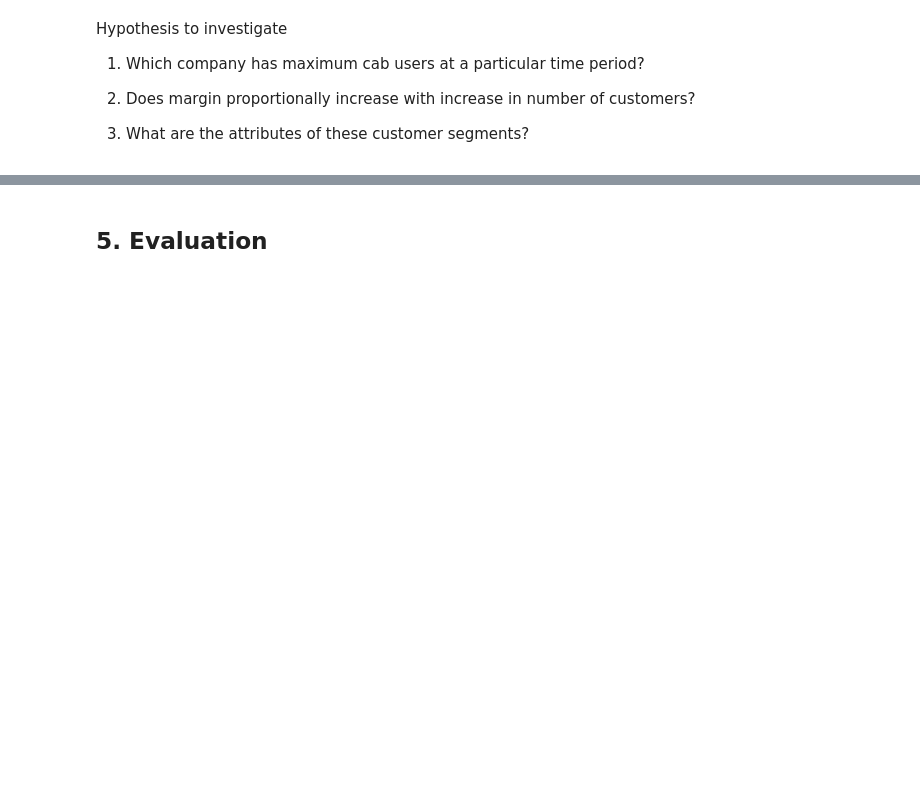
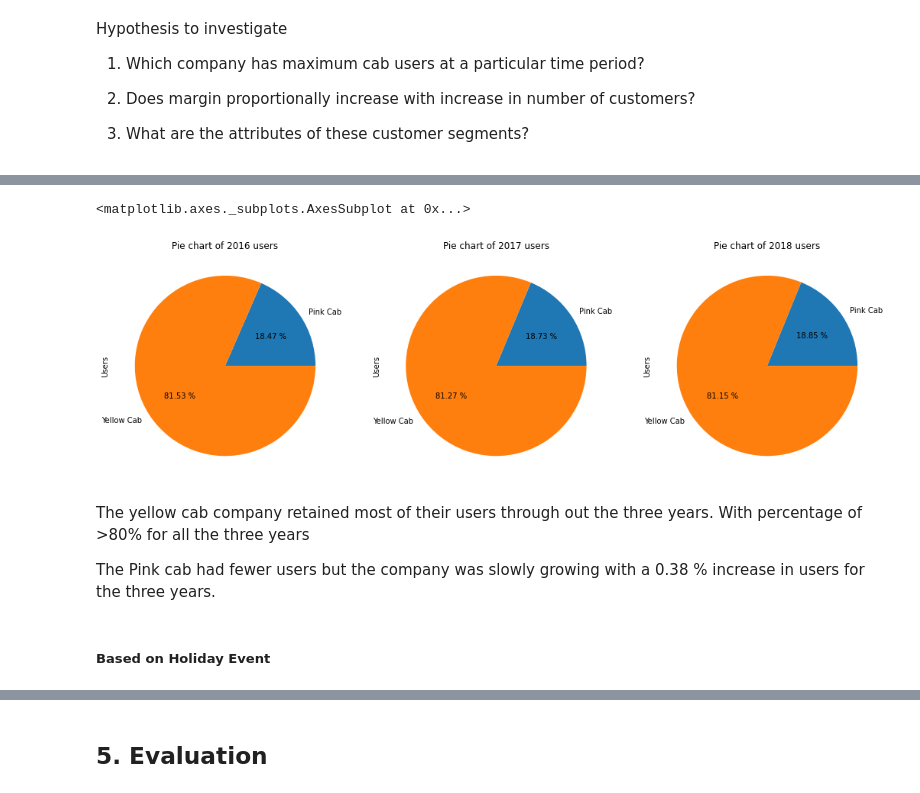
Before and after one commit to Ruoro/G2M_INSIGHTS, a Jupyter notebook: G2M_Insight.ipynb, the cells around one changed output, grey strips where cells are left out. Cells and saved outputs as stored; diff of their text form; code cells hidden in the pictures; blank space fills up the shorter version.

```diff
--- a/G2M_Insight.ipynb
+++ b/G2M_Insight.ipynb
@@ -688,0 +713,5 @@ Hypothesis to investigate
+# %%
+# Which company has maximum cab users at a particular time period?
+# Grouping the dataframe to get the infomation of maximum users in both companies in yearly time periods.
+max_users = df_final.groupby(['Year', "Company"])['Users'].sum()
+max_users
@@ -688,0 +727,21 @@ Hypothesis to investigate
+# %%
+# Plotting the maximum users in pie charts
+first_year = max_users.get(key=2016)
+second_year = max_users.get(key=2017)
+third_year = max_users.get(key=2018)
+# creating fig axes
+fig, axs = plt.subplots(1,3, figsize=(18,18))
+
+#ploting pie charts
+first_year.plot(kind = 'pie', autopct='%.2f %%', title='Pie chart of 2016 users', ax=axs[0])
+second_year.plot(kind = 'pie', autopct='%.2f %%', title='Pie chart of 2017 users', ax=axs[1])
+third_year.plot(kind = 'pie', autopct='%.2f %%', title='Pie chart of 2018 users', ax=axs[2])
+# %% [output]
+<matplotlib.axes._subplots.AxesSubplot at 0x...>
+[figure, added]
+# %% [markdown]
+The yellow cab company retained most of their users through out the three years. With percentage of >80% for all the three years
+
+The Pink cab had fewer users but the company was slowly growing with a 0.38 % increase in users for the three years.
+# %% [markdown]
+##### Based on Holiday Event
```
Also changed, not shown: parts of 24 cells of this notebook.
